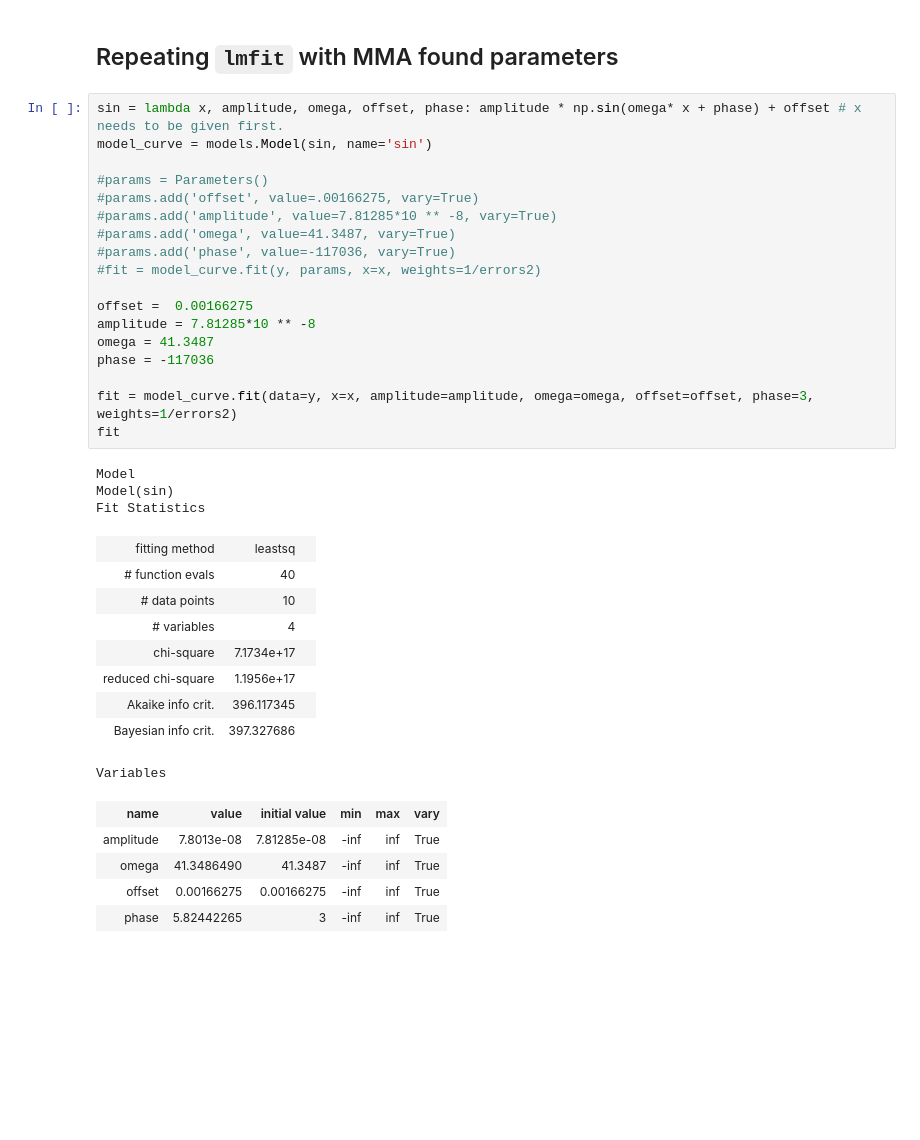
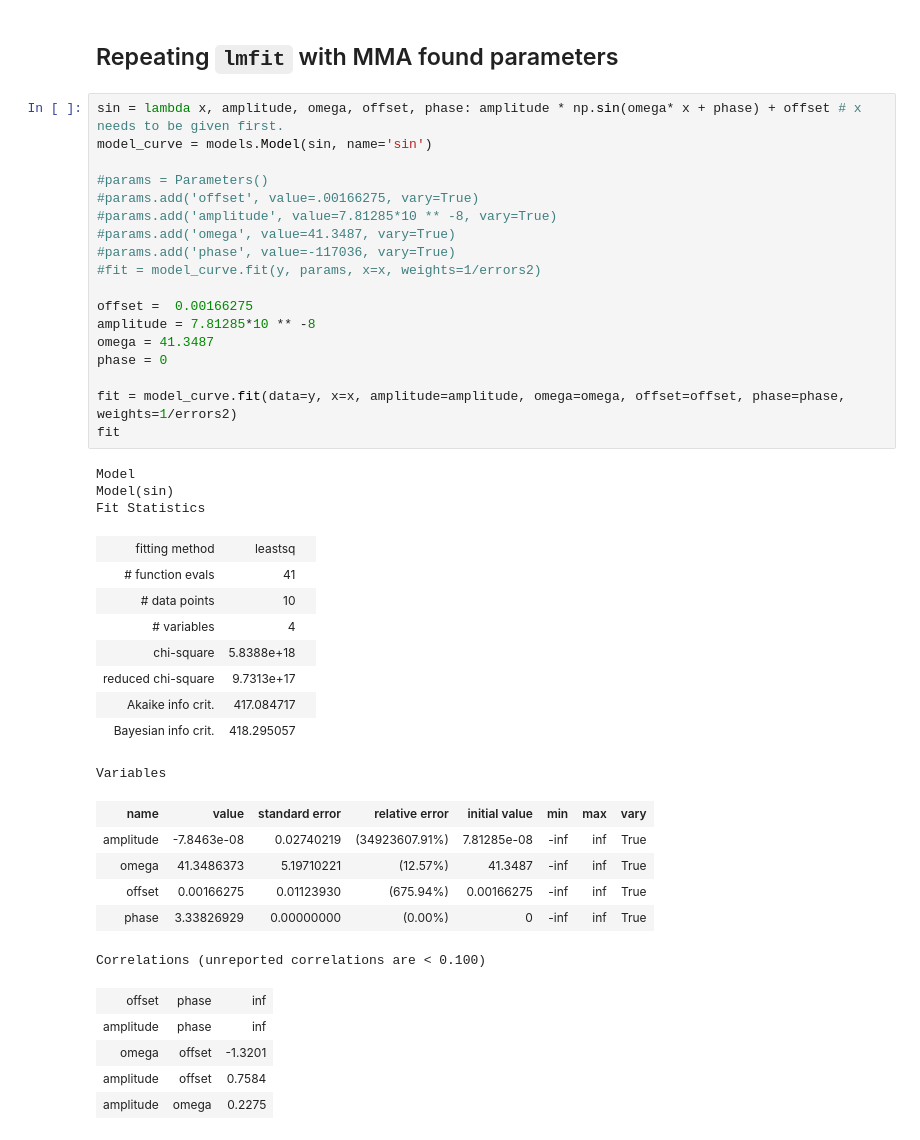
Before and after one commit to Yousousen/pulsar_analysis, a Jupyter notebook: src/script/pulsar2.ipynb, the cells around one changed output. Drawn from its saved outputs; the diff is of its cells as text; blank space fills up the shorter version.

Commit message:
Now correctly passing the phase

```diff
--- a/src/script/pulsar2.ipynb
+++ b/src/script/pulsar2.ipynb
@@ -658,39 +658,45 @@ plt.ticklabel_format(style = 'plain')
 # %%
 sin = lambda x, amplitude, omega, offset, phase: amplitude * np.sin(omega* x + phase) + offset # x needs to be given first.
 model_curve = models.Model(sin, name='sin')
 
 #params = Parameters()
 #params.add('offset', value=.00166275, vary=True)
 #params.add('amplitude', value=7.81285*10 ** -8, vary=True)
 #params.add('omega', value=41.3487, vary=True)
 #params.add('phase', value=-117036, vary=True)
 #fit = model_curve.fit(y, params, x=x, weights=1/errors2)
 
 offset =  0.00166275
 amplitude = 7.81285*10 ** -8
 omega = 41.3487
-phase = -117036
+phase = 0
 
-fit = model_curve.fit(data=y, x=x, amplitude=amplitude, omega=omega, offset=offset, phase=3, weights=1/errors2)
+fit = model_curve.fit(data=y, x=x, amplitude=amplitude, omega=omega, offset=offset, phase=phase, weights=1/errors2)
 fit
 # %% [output]
 Model
 Model(sin)
 Fit Statistics
 | fitting method | leastsq |  |
-| # function evals | 40 |  |
+| # function evals | 41 |  |
 | # data points | 10 |  |
 | # variables | 4 |  |
-| chi-square | 7.1734e+17 |  |
-| reduced chi-square | 1.1956e+17 |  |
-| Akaike info crit. | 396.117345 |  |
-| Bayesian info crit. | 397.327686 |  |
+| chi-square | 5.8388e+18 |  |
+| reduced chi-square | 9.7313e+17 |  |
+| Akaike info crit. | 417.084717 |  |
+| Bayesian info crit. | 418.295057 |  |
 Variables
-| name | value | initial value | min | max | vary |
-| amplitude | 7.8013e-08 | 7.81285e-08 | -inf | inf | True |
-| omega | 41.3486490 | 41.3487 | -inf | inf | True |
-| offset | 0.00166275 | 0.00166275 | -inf | inf | True |
-| phase | 5.82442265 | 3 | -inf | inf | True |
+| name | value | standard error | relative error | initial value | min | max | vary |
+| amplitude | -7.8463e-08 | 0.02740219 | (34923607.91%) | 7.81285e-08 | -inf | inf | True |
+| omega | 41.3486373 | 5.19710221 | (12.57%) | 41.3487 | -inf | inf | True |
+| offset | 0.00166275 | 0.01123930 | (675.94%) | 0.00166275 | -inf | inf | True |
+| phase | 3.33826929 | 0.00000000 | (0.00%) | 0 | -inf | inf | True |
+Correlations (unreported correlations are < 0.100)
+| offset | phase | inf |
+| amplitude | phase | inf |
+| omega | offset | -1.3201 |
+| amplitude | offset | 0.7584 |
+| amplitude | omega | 0.2275 |
 # %%
 fit.plot(xlabel="modified julian date (days)", ylabel="period (s)")
 # %% [output]
```
Also changed, not shown: parts of 1 cell of this notebook, 1 other file.
